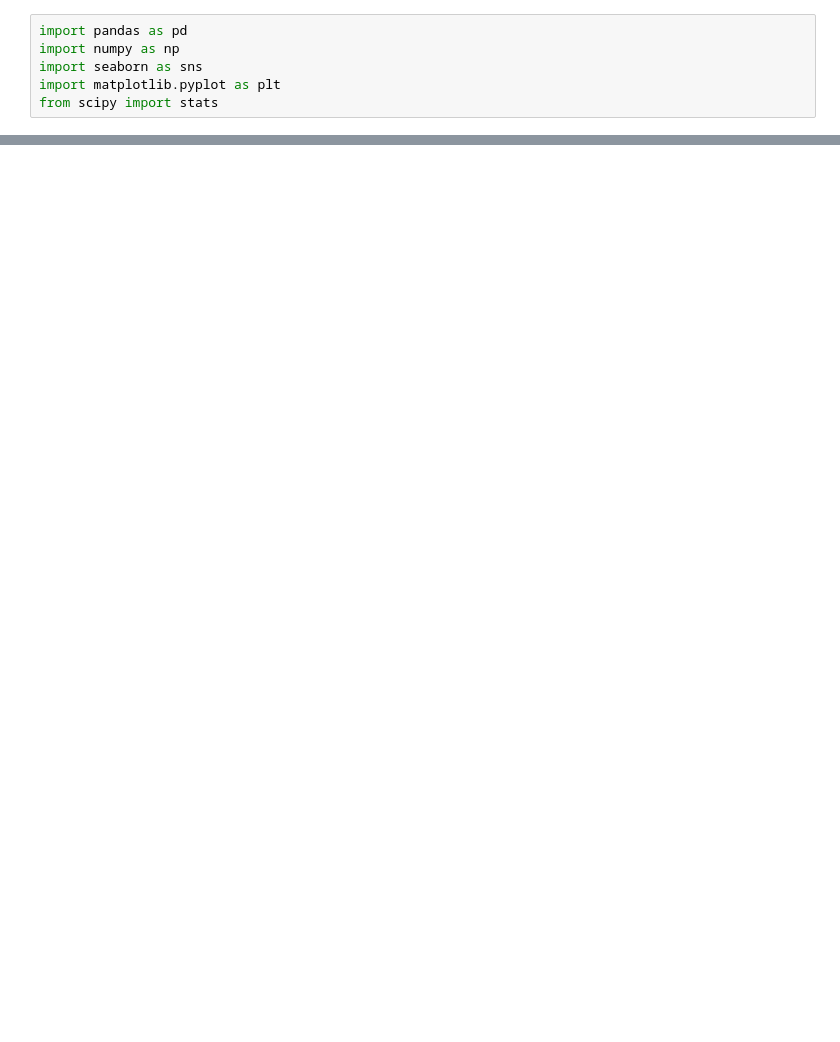
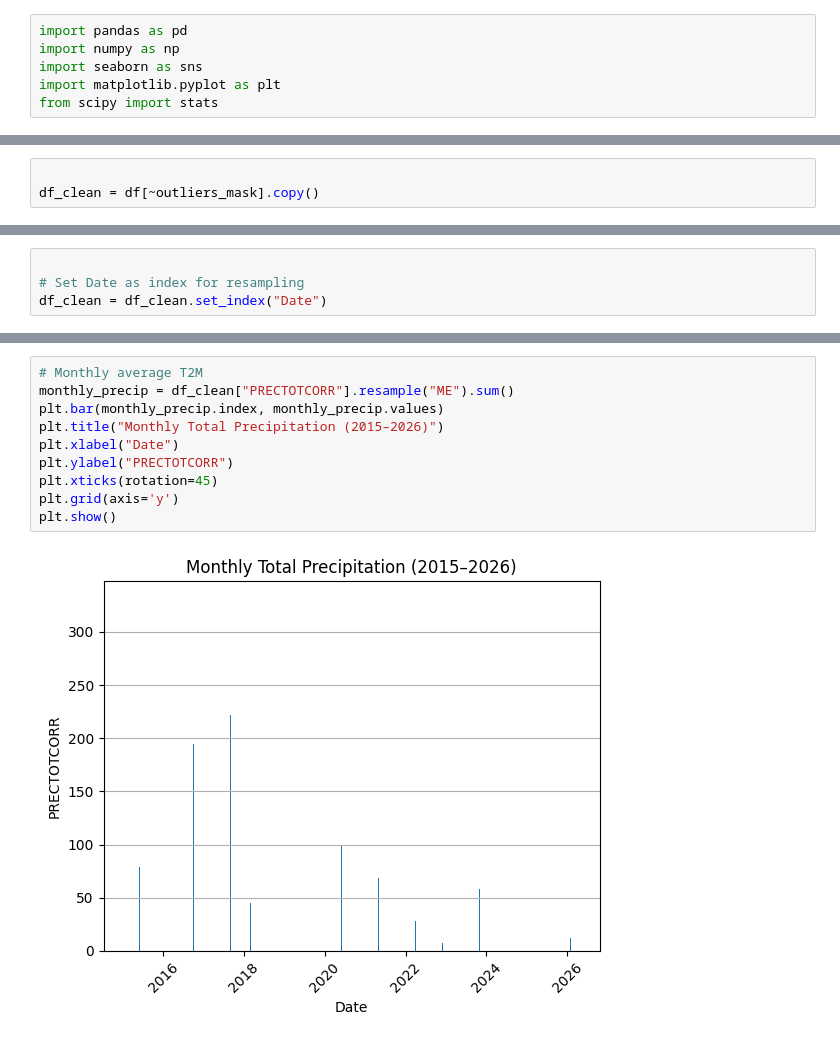
Before and after one commit to rahelm1/climate-challenge-week0, a Jupyter notebook: notebooks/ethiopia_eda.ipynb, the cells around one changed output, grey strips where cells are left out. Saved outputs shown, nothing was run; the diff lists cells and outputs as text; blank space fills up the shorter version.

```diff
--- a/notebooks/ethiopia_eda.ipynb
+++ b/notebooks/ethiopia_eda.ipynb
@@ -27,0 +225,3 @@ Duplicates found: 0
+# %%
+
+df_clean = df[~outliers_mask].copy()
@@ -27,0 +230,4 @@ Duplicates found: 0
+# %%
+
+# Set Date as index for resampling
+df_clean = df_clean.set_index("Date")
@@ -27,0 +322,12 @@ Duplicates found: 0
+# %%
+# Monthly average T2M
+monthly_precip = df_clean["PRECTOTCORR"].resample("ME").sum()
+plt.bar(monthly_precip.index, monthly_precip.values)
+plt.title("Monthly Total Precipitation (2015–2026)")
+plt.xlabel("Date")
+plt.ylabel("PRECTOTCORR")
+plt.xticks(rotation=45)
+plt.grid(axis='y')
+plt.show()
+# %% [output]
+[figure, added]
```
Also changed, not shown: parts of 56 cells of this notebook, 4 other files.
